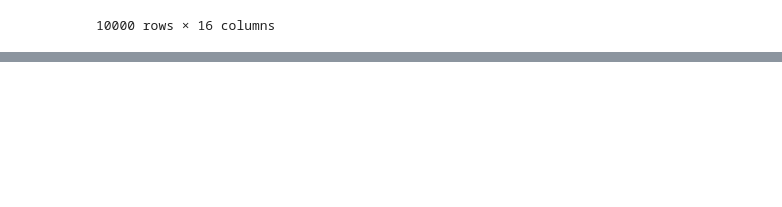
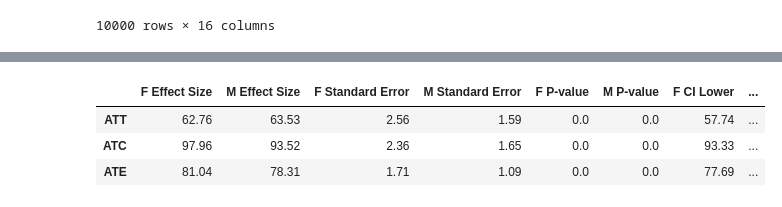
Before and after one commit to sb-ai-lab/HypEx, a Jupyter notebook: examples/tutorials/MatchingTutorial.ipynb, the cells around one changed output, grey strips where cells are left out. Drawn from its saved outputs; the diff is of its cells as text; code cells hidden in the pictures; blank space fills up the shorter version.

```diff
--- a/examples/tutorials/MatchingTutorial.ipynb
+++ b/examples/tutorials/MatchingTutorial.ipynb
@@ -239,0 +286,7 @@ result.full_data
+# %%
+result.resume
+# %% [output]
+|  | F Effect Size | M Effect Size | F Standard Error | M Standard Error | F P-value | M P-value | F CI Lower | ... |
+| ATT | 62.76 | 63.53 | 2.56 | 1.59 | 0.0 | 0.0 | 57.74 | ... |
+| ATC | 97.96 | 93.52 | 2.36 | 1.65 | 0.0 | 0.0 | 93.33 | ... |
+| ATE | 81.04 | 78.31 | 1.71 | 1.09 | 0.0 | 0.0 | 77.69 | ... |
```
Also changed, not shown: parts of 15 cells of this notebook, 1 other file.
